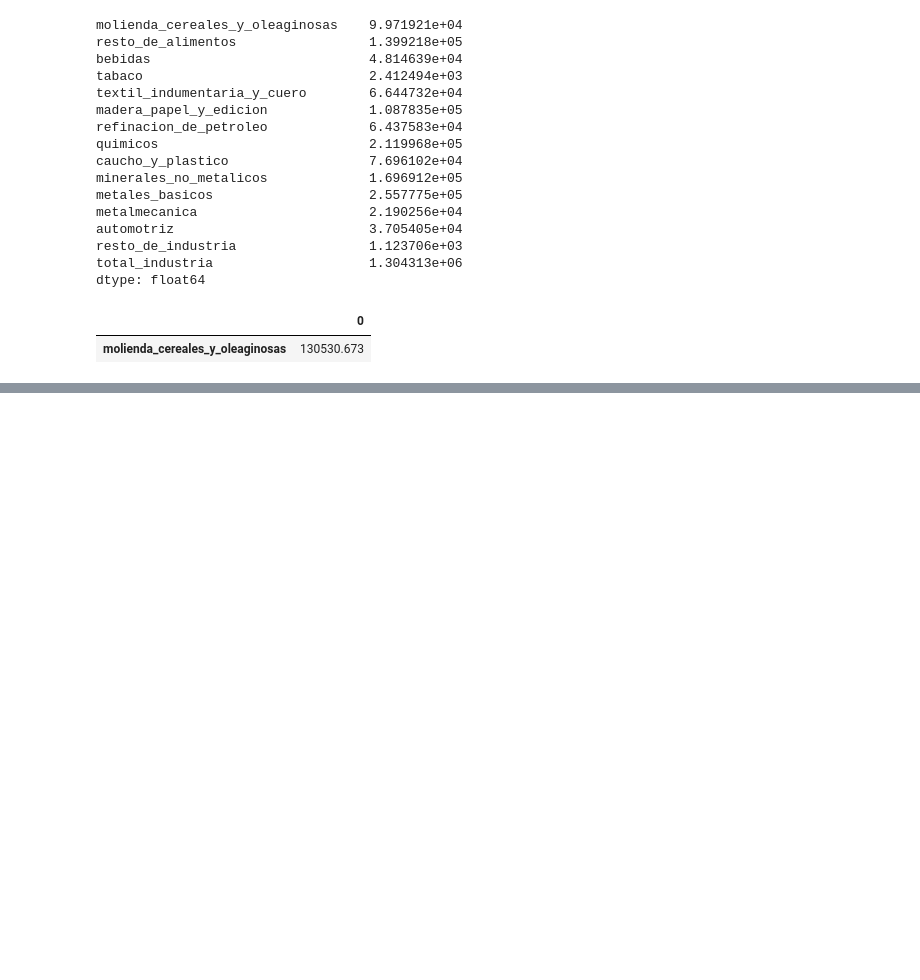
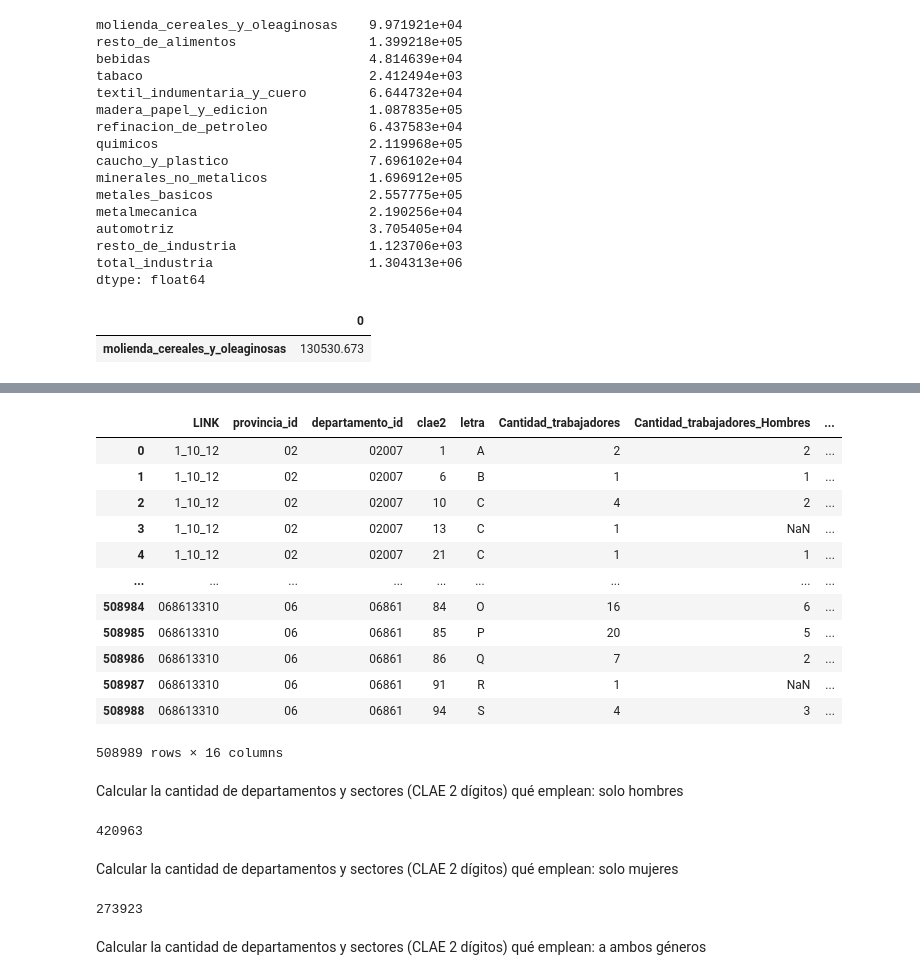
Before and after one commit to CaroRuiz92/Practicas-Programacion-II-Python, a Jupyter notebook: Pract-6-Pandas.ipynb, the cells around one changed output, grey strips where cells are left out. Cells and saved outputs as stored; diff of their text form; code cells hidden in the pictures; blank space fills up the shorter version.

```diff
--- a/Pract-6-Pandas.ipynb
+++ b/Pract-6-Pandas.ipynb
@@ -101,0 +116,32 @@ ind.head(1)
+# %%
+dat = pd.read_csv('Empleo-AMBA.csv', dtype='str')
+# %%
+dat
+# %% [output]
+|  | LINK | provincia_id | departamento_id | clae2 | letra | Cantidad_trabajadores | Cantidad_trabajadores_Hombres | ... |
+| 0 | 1_10_12 | 02 | 02007 | 1 | A | 2 | 2 | ... |
+| 1 | 1_10_12 | 02 | 02007 | 6 | B | 1 | 1 | ... |
+| 2 | 1_10_12 | 02 | 02007 | 10 | C | 4 | 2 | ... |
+| 3 | 1_10_12 | 02 | 02007 | 13 | C | 1 | NaN | ... |
+| 4 | 1_10_12 | 02 | 02007 | 21 | C | 1 | 1 | ... |
+| ... | ... | ... | ... | ... | ... | ... | ... | ... |
+| 508984 | 068613310 | 06 | 06861 | 84 | O | 16 | 6 | ... |
+| 508985 | 068613310 | 06 | 06861 | 85 | P | 20 | 5 | ... |
+| 508986 | 068613310 | 06 | 06861 | 86 | Q | 7 | 2 | ... |
+| 508987 | 068613310 | 06 | 06861 | 91 | R | 1 | NaN | ... |
+| 508988 | 068613310 | 06 | 06861 | 94 | S | 4 | 3 | ... |
+508989 rows × 16 columns
+# %% [markdown]
+Calcular la cantidad de departamentos y sectores (CLAE 2 dígitos) qué emplean: solo hombres
+# %%
+len(dat[(dat['clae2'].notnull())&(dat['Cantidad_trabajadores_Hombres'].notnull())])
+# %% [output]
+420963
+# %% [markdown]
+Calcular la cantidad de departamentos y sectores (CLAE 2 dígitos) qué emplean: solo mujeres
+# %%
+len(dat[(dat['clae2'].notnull())&(dat['Cantidad_trabajadores_Mujeres'].notnull())])
+# %% [output]
+273923
+# %% [markdown]
+Calcular la cantidad de departamentos y sectores (CLAE 2 dígitos) qué emplean: a ambos géneros
```
Also changed, not shown: parts of 5 cells of this notebook.
